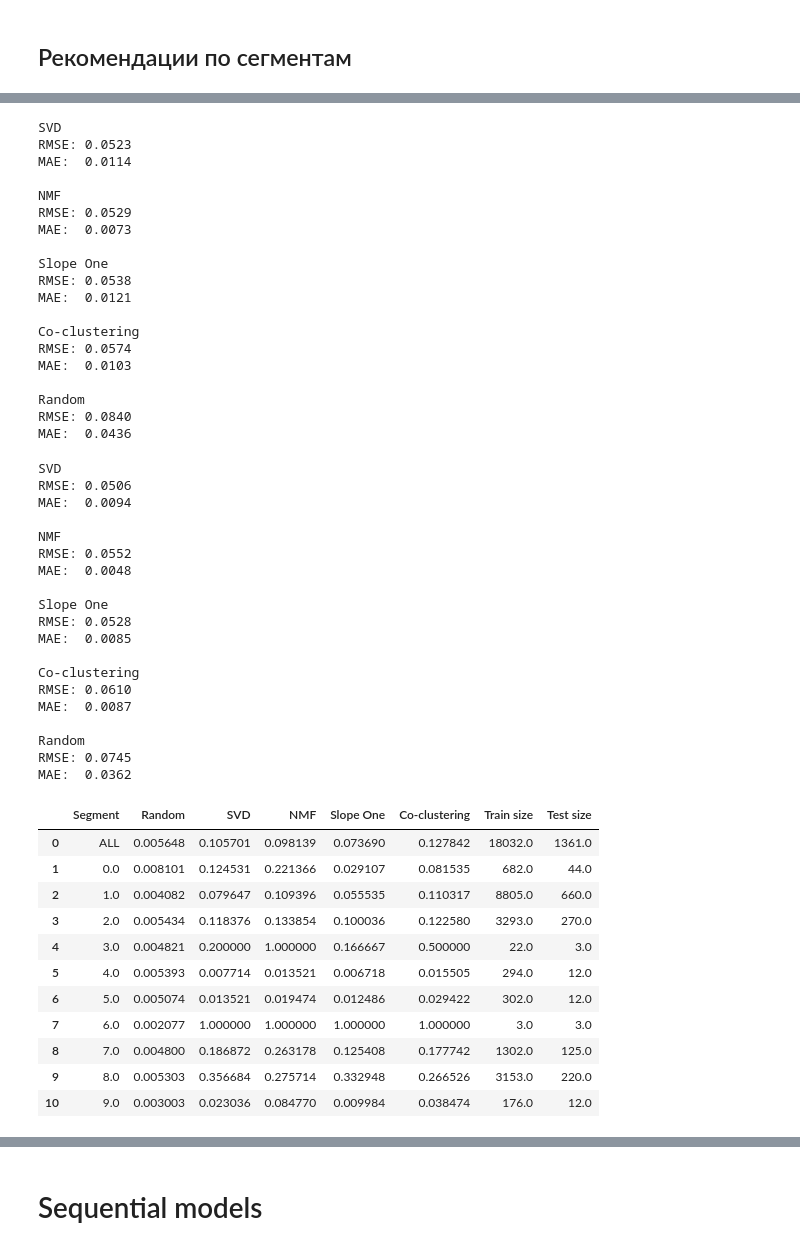
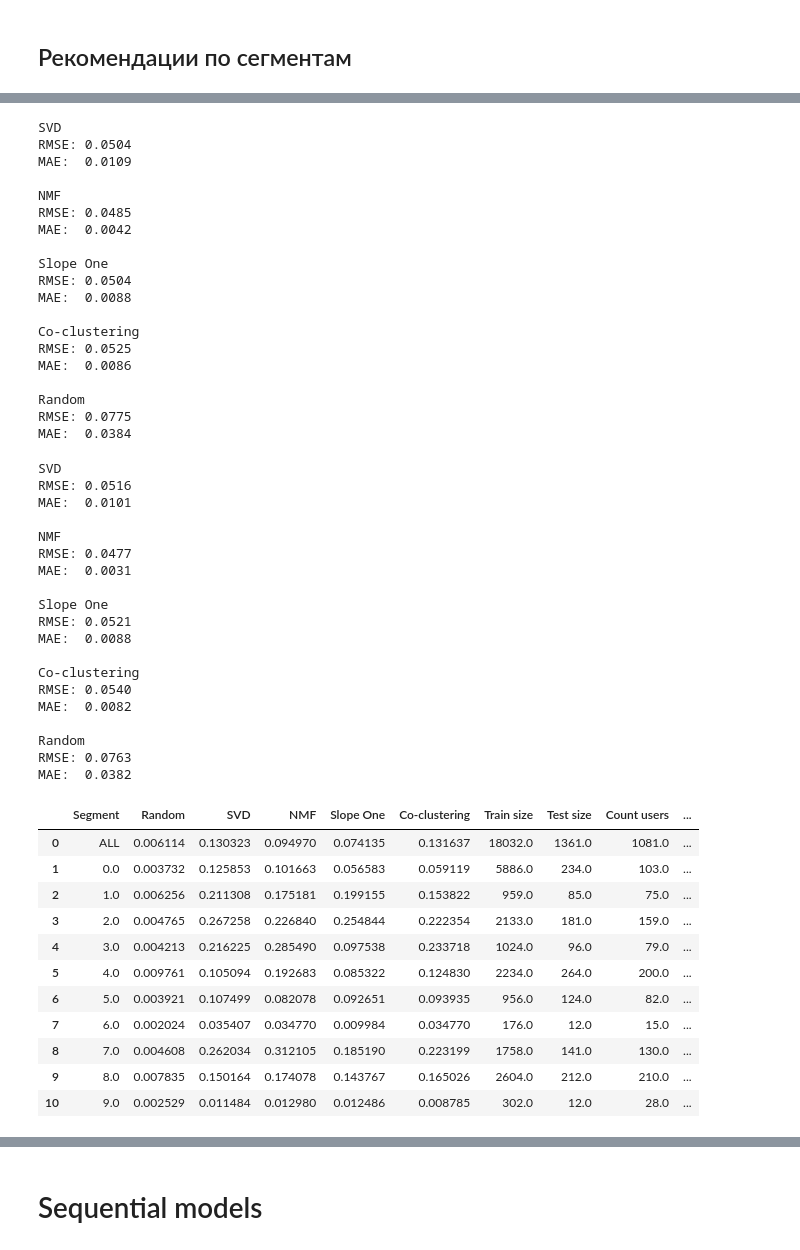
Before and after one commit to Zuvrex/VKR, a Jupyter notebook: notebook.ipynb, the cells around one changed output, grey strips where cells are left out. Saved outputs shown, nothing was run; the diff lists cells and outputs as text; code cells hidden in the pictures.

```diff
--- a/notebook.ipynb
+++ b/notebook.ipynb
@@ -394,11 +379,14 @@ plt.show()
 # %% [markdown]
 **Вывод:** По итогам применения 4 методов выяснилось что наилучшее количество сегментов - 10 штук.
 # %%
-df_clients['label'] = labels[10 - 1]
+kmeanModel = KMeans(n_clusters=10, max_iter=500, random_state=805, n_init=10).fit(X)
+labels = kmeanModel.predict(X)
+
+df_clients['label'] = labels
 # df = df.drop(columns=['label'])
 df = df.join(df_clients.groupby('Phone_new')['label'].min(), on='Phone_new', how='inner')
 
-# df.to_csv('/content/drive/MyDrive/ВКР/over_2_orders_clusters.csv', index=False)
+# df.to_csv('/content/drive/MyDrive/ВКР/over_2_orders_clusters.csv', index=False) 352 372 467 469 473 653 739 805 829 893 993
 # %% [markdown]
 ### Кластеры
 # %% [markdown]
@@ -634,7 +622,9 @@ res = pd.DataFrame({
     'Slope One': [map_k(get_df(SlopeOne_pred))],
     'Co-clustering': [map_k(get_df(CoClustering_pred))],
     'Train size': [len(X_train[X_train['value'] > 0])],
-    'Test size': [len(X_test[X_test['value'] > 0])]
+    'Test size': [len(X_test[X_test['value'] > 0])],
+    'Count users': [X_train['user_id'].nunique()],
+    'Count users test': [X_test['user_id'].nunique()]
 })
 
 res
@@ -719,7 +709,9 @@ def seg_rec(c):
         map_k(get_df(SlopeOne_pred)),
         map_k(get_df(CoClustering_pred)),
         len(X_train[(X_train['label'] == c) & (X_train['value'] > 0)]),
-        len(X_test[(X_test['label'] == c) & (X_test['value'] > 0)])
+        len(X_test[(X_test['label'] == c) & (X_test['value'] > 0)]),
+        X_train[X_train['label'] == c]['user_id'].nunique(),
+        X_test[X_test['label'] == c]['user_id'].nunique()
     ]
 
 
@@ -883,52 +875,52 @@ MAE:  0.0387
 SVD
-RMSE: 0.0523
-MAE:  0.0114
+RMSE: 0.0504
+MAE:  0.0109
 
 NMF
-RMSE: 0.0529
-MAE:  0.0073
+RMSE: 0.0485
+MAE:  0.0042
 
 Slope One
-RMSE: 0.0538
-MAE:  0.0121
+RMSE: 0.0504
+MAE:  0.0088
 
 Co-clustering
-RMSE: 0.0574
-MAE:  0.0103
+RMSE: 0.0525
+MAE:  0.0086
 
 Random
-RMSE: 0.0840
-MAE:  0.0436
+RMSE: 0.0775
+MAE:  0.0384
 SVD
-RMSE: 0.0506
-MAE:  0.0094
+RMSE: 0.0516
+MAE:  0.0101
 
 NMF
-RMSE: 0.0552
-MAE:  0.0048
+RMSE: 0.0477
+MAE:  0.0031
 
 Slope One
-RMSE: 0.0528
-MAE:  0.0085
+RMSE: 0.0521
+MAE:  0.0088
 
 Co-clustering
-RMSE: 0.0610
-MAE:  0.0087
+RMSE: 0.0540
+MAE:  0.0082
 
 Random
-RMSE: 0.0745
-MAE:  0.0362
+RMSE: 0.0763
+MAE:  0.0382
-|  | Segment | Random | SVD | NMF | Slope One | Co-clustering | Train size | Test size |
-| 0 | ALL | 0.005648 | 0.105701 | 0.098139 | 0.073690 | 0.127842 | 18032.0 | 1361.0 |
-| 1 | 0.0 | 0.008101 | 0.124531 | 0.221366 | 0.029107 | 0.081535 | 682.0 | 44.0 |
-| 2 | 1.0 | 0.004082 | 0.079647 | 0.109396 | 0.055535 | 0.110317 | 8805.0 | 660.0 |
-| 3 | 2.0 | 0.005434 | 0.118376 | 0.133854 | 0.100036 | 0.122580 | 3293.0 | 270.0 |
-| 4 | 3.0 | 0.004821 | 0.200000 | 1.000000 | 0.166667 | 0.500000 | 22.0 | 3.0 |
-| 5 | 4.0 | 0.005393 | 0.007714 | 0.013521 | 0.006718 | 0.015505 | 294.0 | 12.0 |
-| 6 | 5.0 | 0.005074 | 0.013521 | 0.019474 | 0.012486 | 0.029422 | 302.0 | 12.0 |
-| 7 | 6.0 | 0.002077 | 1.000000 | 1.000000 | 1.000000 | 1.000000 | 3.0 | 3.0 |
-| 8 | 7.0 | 0.004800 | 0.186872 | 0.263178 | 0.125408 | 0.177742 | 1302.0 | 125.0 |
-| 9 | 8.0 | 0.005303 | 0.356684 | 0.275714 | 0.332948 | 0.266526 | 3153.0 | 220.0 |
-| 10 | 9.0 | 0.003003 | 0.023036 | 0.084770 | 0.009984 | 0.038474 | 176.0 | 12.0 |
+|  | Segment | Random | SVD | NMF | Slope One | Co-clustering | Train size | Test size | Count users | ... |
+| 0 | ALL | 0.006114 | 0.130323 | 0.094970 | 0.074135 | 0.131637 | 18032.0 | 1361.0 | 1081.0 | ... |
+| 1 | 0.0 | 0.003732 | 0.125853 | 0.101663 | 0.056583 | 0.059119 | 5886.0 | 234.0 | 103.0 | ... |
+| 2 | 1.0 | 0.006256 | 0.211308 | 0.175181 | 0.199155 | 0.153822 | 959.0 | 85.0 | 75.0 | ... |
+| 3 | 2.0 | 0.004765 | 0.267258 | 0.226840 | 0.254844 | 0.222354 | 2133.0 | 181.0 | 159.0 | ... |
+| 4 | 3.0 | 0.004213 | 0.216225 | 0.285490 | 0.097538 | 0.233718 | 1024.0 | 96.0 | 79.0 | ... |
+| 5 | 4.0 | 0.009761 | 0.105094 | 0.192683 | 0.085322 | 0.124830 | 2234.0 | 264.0 | 200.0 | ... |
+| 6 | 5.0 | 0.003921 | 0.107499 | 0.082078 | 0.092651 | 0.093935 | 956.0 | 124.0 | 82.0 | ... |
+| 7 | 6.0 | 0.002024 | 0.035407 | 0.034770 | 0.009984 | 0.034770 | 176.0 | 12.0 | 15.0 | ... |
+| 8 | 7.0 | 0.004608 | 0.262034 | 0.312105 | 0.185190 | 0.223199 | 1758.0 | 141.0 | 130.0 | ... |
+| 9 | 8.0 | 0.007835 | 0.150164 | 0.174078 | 0.143767 | 0.165026 | 2604.0 | 212.0 | 210.0 | ... |
+| 10 | 9.0 | 0.002529 | 0.011484 | 0.012980 | 0.012486 | 0.008785 | 302.0 | 12.0 | 28.0 | ... |
 # %%
 res_seg.append(pd.DataFrame(
```
Also changed, not shown: parts of 35 cells of this notebook.
